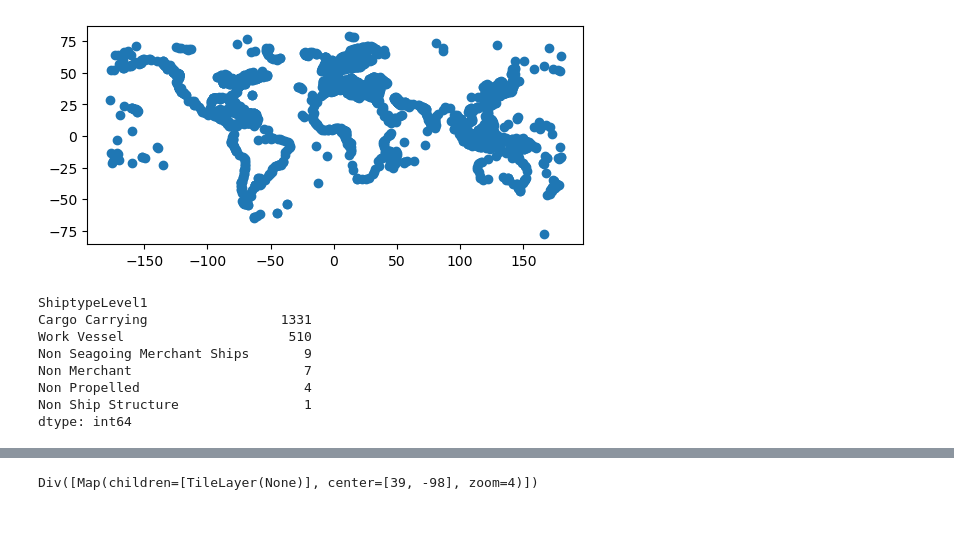
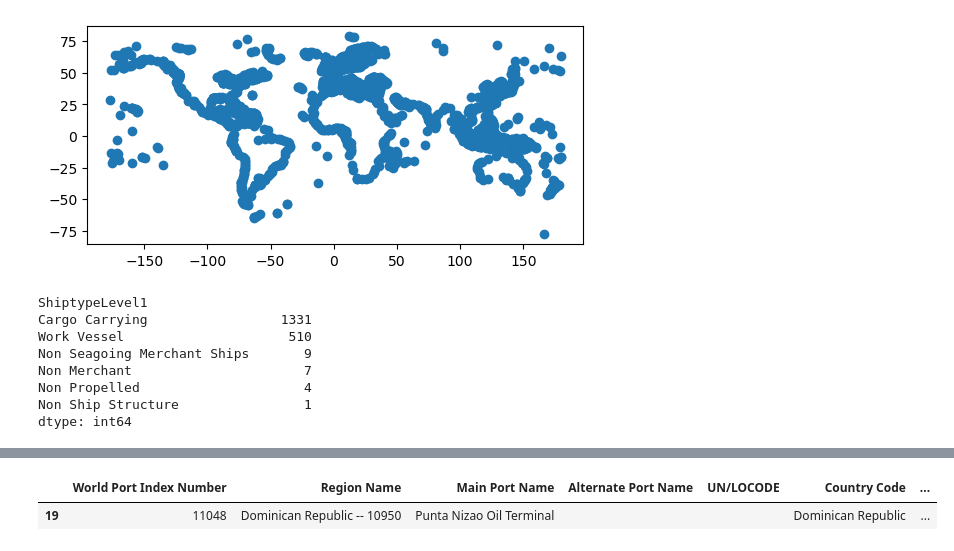
Before and after one commit to InseeFrLab/hackathon-un-2022, a Jupyter notebook: notebooks/test-nb-fonction.ipynb, the cells around one changed output, grey strips where cells are left out. Drawn from its saved outputs; the diff is of its cells as text; code cells hidden in the pictures; blank space fills up the shorter version.

```diff
--- a/notebooks/test-nb-fonction.ipynb
+++ b/notebooks/test-nb-fonction.ipynb
@@ -202,11 +166,0 @@ fig = plt.figure(
-# %%
-import dash_leaflet as dl
-#import dash_leaflet.express as dlx
-from dash import Dash, html, Output, Input
-
-html.Div([
-    dl.Map(center=[39, -98], zoom=4, children=[
-        dl.TileLayer()
-    ])])
-# %% [output]
-Div([Map(children=[TileLayer(None)], center=[39, -98], zoom=4)])
@@ -217,0 +167,7 @@ black_sea = pd.read_file("/home/onyxia/work/hackathon-un-2022/test/seas_europe/M
+# %%
+fc = reload(fc)
+ports2 = fc.subset_ports(ports, "Black")
+ports2.head(1)
+# %% [output]
+|  | World Port Index Number | Region Name | Main Port Name | Alternate Port Name | UN/LOCODE | Country Code | ... |
+| 19 | 11048 | Dominican Republic -- 10950 | Punta Nizao Oil Terminal |  |  | Dominican Republic | ... |
```
Also changed, not shown: parts of 9 cells of this notebook, 3 other files.
